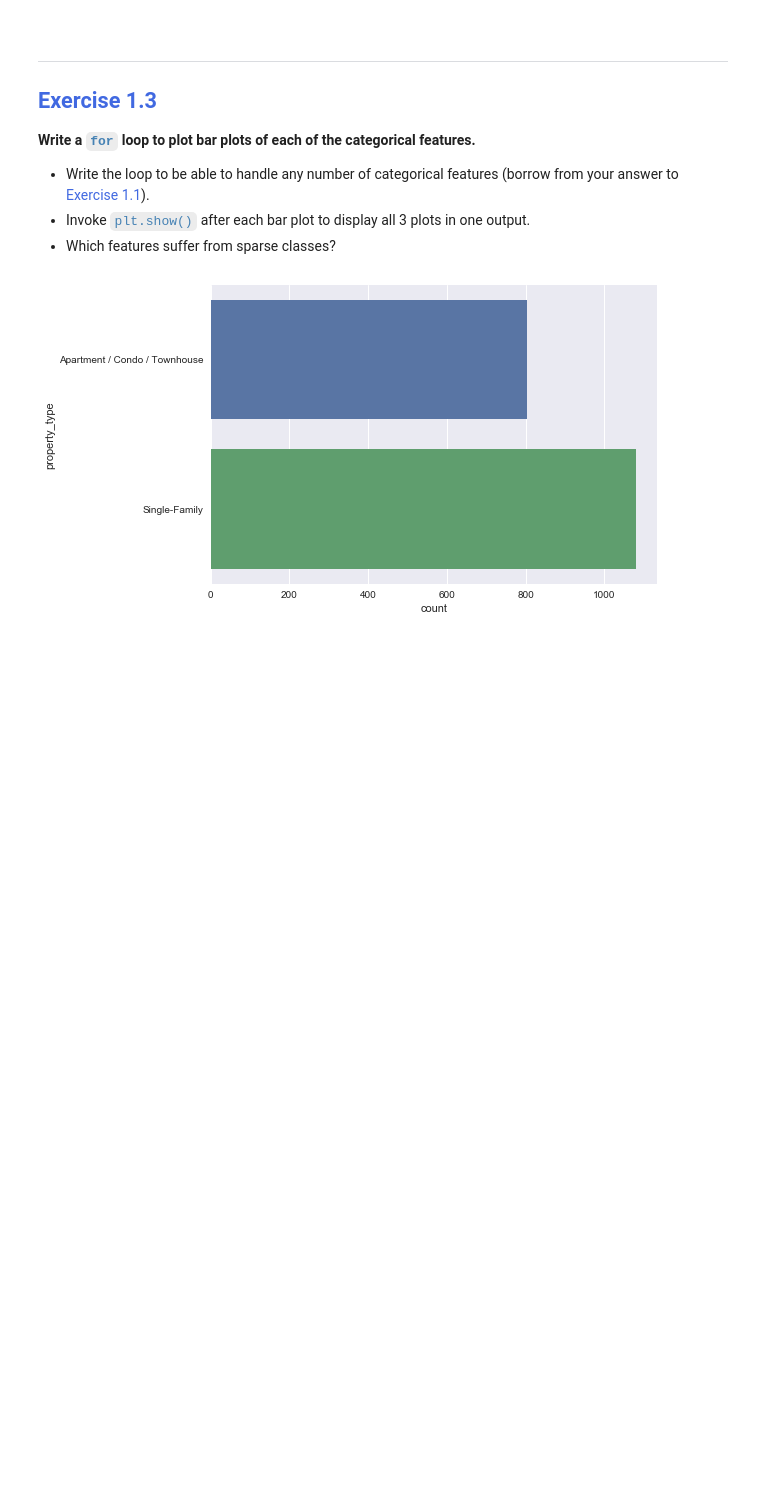
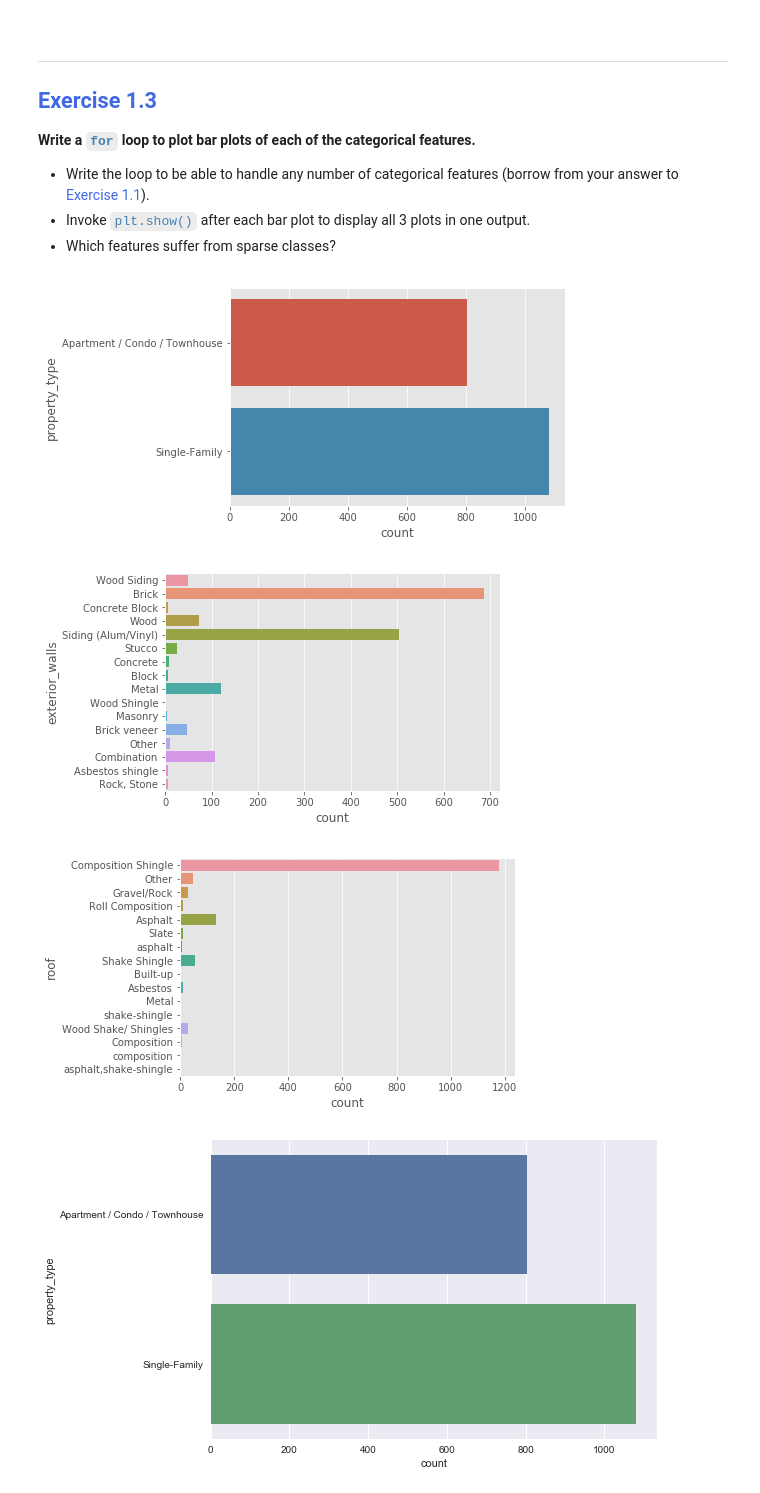
Before and after one commit to Letibug/ML_Master_class, a Jupyter notebook: Project 2 Workbook Bundle/Module 1 - Exploratory Analysis.ipynb, the cells around one changed output. Saved outputs shown, nothing was run; the diff lists cells and outputs as text; code cells hidden in the pictures; blank space fills up the shorter version.

```diff
--- a/Project 2 Workbook Bundle/Module 1 - Exploratory Analysis.ipynb
+++ b/Project 2 Workbook Bundle/Module 1 - Exploratory Analysis.ipynb
@@ -165,3 +165,6 @@ By the way, to actually get the **feature names** that you can iterate through,
 <br>
 **Iterate through the categorical feature names and print each name.**
 * **Tip:** Filter as you did above, and then call the <code style="color:steelblue">.index</code> attribute
+# %%
+for s in df.dtypes[df.dtypes=='object'].index:
+    print(s)
@@ -297,6 +314,14 @@ sns.countplot(y="exterior_walls", data=df)
 * Write the loop to be able to handle any number of categorical features (borrow from your answer to <span style="color:royalblue">Exercise 1.1</span>).
 * Invoke <code style="color:steelblue">plt.show()</code> after each bar plot to display all 3 plots in one output.
 * Which features suffer from sparse classes?
+# %%
+for s in df.dtypes[df.dtypes=='object'].index:
+    sns.countplot(y=s, data=df)
+    plt.show()
+# %% [output]
+[figure, added]
+[figure, added]
+[figure, added]
 # %%
 # Plot bar plot for each categorical feature
 for features in df.dtypes[df.dtypes == "object"].index:
```
Also changed, not shown: parts of 18 cells of this notebook, 3 other files.
